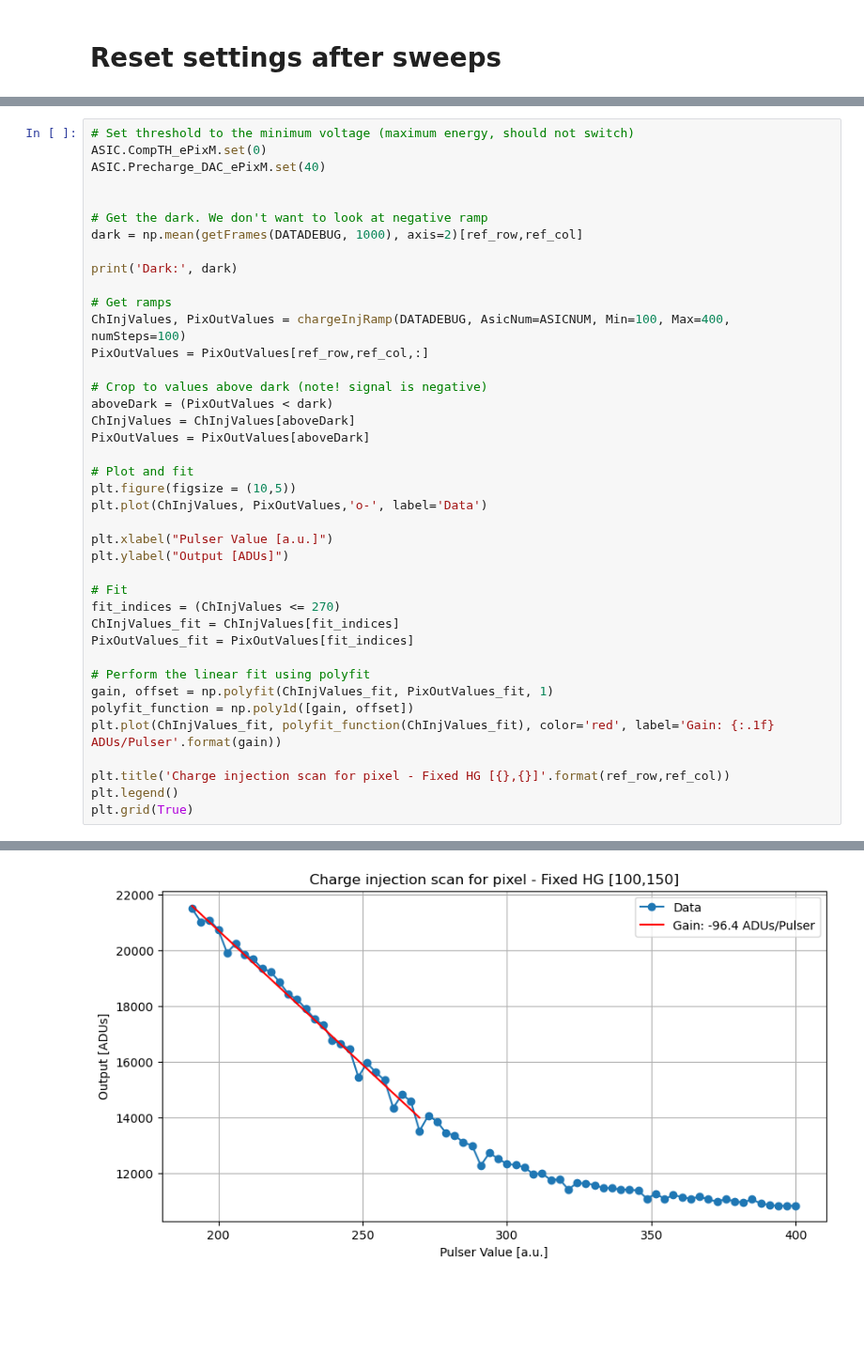
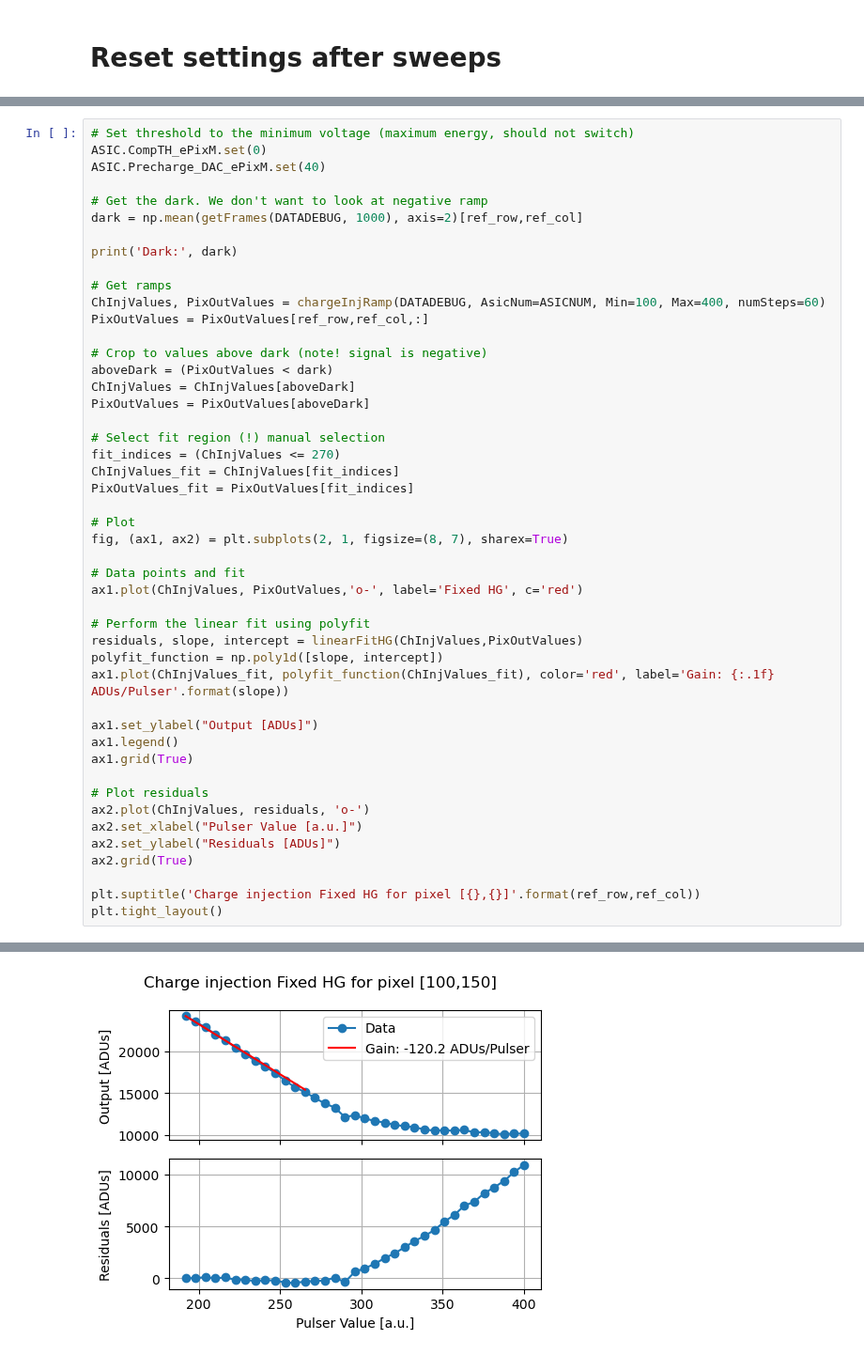
Before and after one commit to slaclab/epix-hr-m-320k, a Jupyter notebook: software/notebook/Pixel_SNR_sweep.ipynb, the cells around one changed output, grey strips where cells are left out. Shown at 94% size. Cells and saved outputs as stored; diff of their text form; blank space fills up the shorter version.

```diff
--- a/software/notebook/Pixel_SNR_sweep.ipynb
+++ b/software/notebook/Pixel_SNR_sweep.ipynb
@@ -443,7 +459,6 @@ setBestSettings(REGCTRL,ASIC0, ASIC1, ASIC2, ASIC3)
 # Set threshold to the minimum voltage (maximum energy, should not switch)
 ASIC.CompTH_ePixM.set(0)
 ASIC.Precharge_DAC_ePixM.set(40)
-
 
 # Get the dark. We don't want to look at negative ramp
 dark = np.mean(getFrames(DATADEBUG, 1000), axis=2)[ref_row,ref_col]
@@ -451,7 +466,7 @@ dark = np.mean(getFrames(DATADEBUG, 1000), axis=2)[ref_row,ref_col]
 print('Dark:', dark)
 
 # Get ramps
-ChInjValues, PixOutValues = chargeInjRamp(DATADEBUG, AsicNum=ASICNUM, Min=100, Max=400, numSteps=100)
+ChInjValues, PixOutValues = chargeInjRamp(DATADEBUG, AsicNum=ASICNUM, Min=100, Max=400, numSteps=60)
 PixOutValues = PixOutValues[ref_row,ref_col,:]
 
 # Crop to values above dark (note! signal is negative)
@@ -459,26 +474,34 @@ aboveDark = (PixOutValues < dark)
 ChInjValues = ChInjValues[aboveDark]
 PixOutValues = PixOutValues[aboveDark]
 
-# Plot and fit
-plt.figure(figsize = (10,5))
-plt.plot(ChInjValues, PixOutValues,'o-', label='Data')
-
-plt.xlabel("Pulser Value [a.u.]")
-plt.ylabel("Output [ADUs]")
-
-# Fit
+# Select fit region (!) manual selection
 fit_indices = (ChInjValues <= 270)
 ChInjValues_fit = ChInjValues[fit_indices]
 PixOutValues_fit = PixOutValues[fit_indices]
 
+# Plot
+fig, (ax1, ax2) = plt.subplots(2, 1, figsize=(8, 7), sharex=True)
+
+# Data points and fit
+ax1.plot(ChInjValues, PixOutValues,'o-', label='Fixed HG', c='red')
+
 # Perform the linear fit using polyfit
-gain, offset = np.polyfit(ChInjValues_fit, PixOutValues_fit, 1)
-polyfit_function = np.poly1d([gain, offset])
-plt.plot(ChInjValues_fit, polyfit_function(ChInjValues_fit), color='red', label='Gain: {:.1f} ADUs/Pulser'.format(gain))
+residuals, slope, intercept = linearFitHG(ChInjValues,PixOutValues)
+polyfit_function = np.poly1d([slope, intercept])
+ax1.plot(ChInjValues_fit, polyfit_function(ChInjValues_fit), color='red', label='Gain: {:.1f} ADUs/Pulser'.format(slope))
 
-plt.title('Charge injection scan for pixel - Fixed HG [{},{}]'.format(ref_row,ref_col))
-plt.legend()
-plt.grid(True)
+ax1.set_ylabel("Output [ADUs]")
+ax1.legend()
+ax1.grid(True)
+
+# Plot residuals
+ax2.plot(ChInjValues, residuals, 'o-')
+ax2.set_xlabel("Pulser Value [a.u.]")
+ax2.set_ylabel("Residuals [ADUs]")
+ax2.grid(True)
+
+plt.suptitle('Charge injection Fixed HG for pixel [{},{}]'.format(ref_row,ref_col))
+plt.tight_layout()
 # %% [output]
 Stop Triggers command executed
 Stop Triggers command executed
@@ -491 +514 @@ Injecting ramp point 99/100
-[figure, old version]
+[figure, new version]
```
Also changed, not shown: parts of 19 cells of this notebook, 2 other files.
